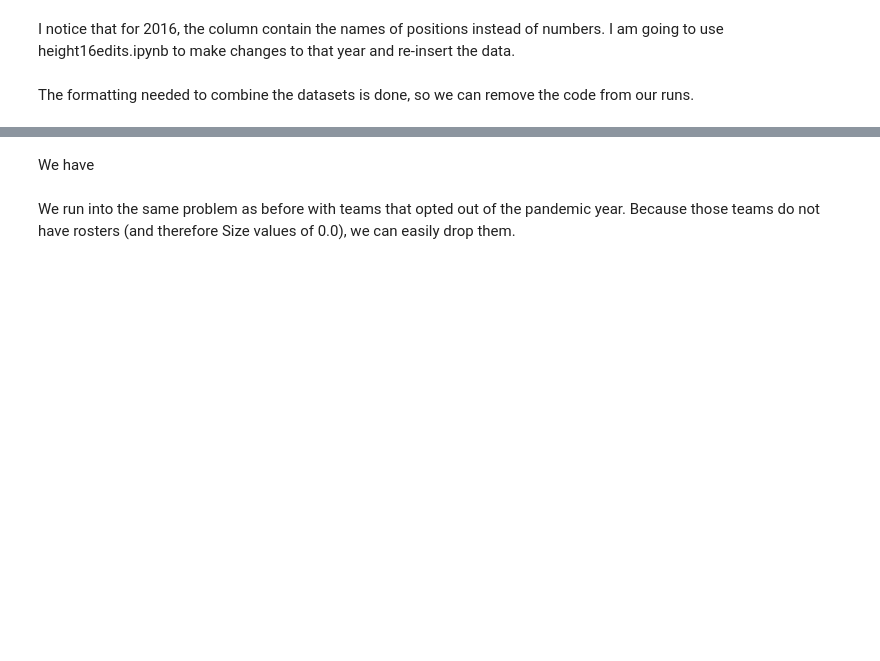
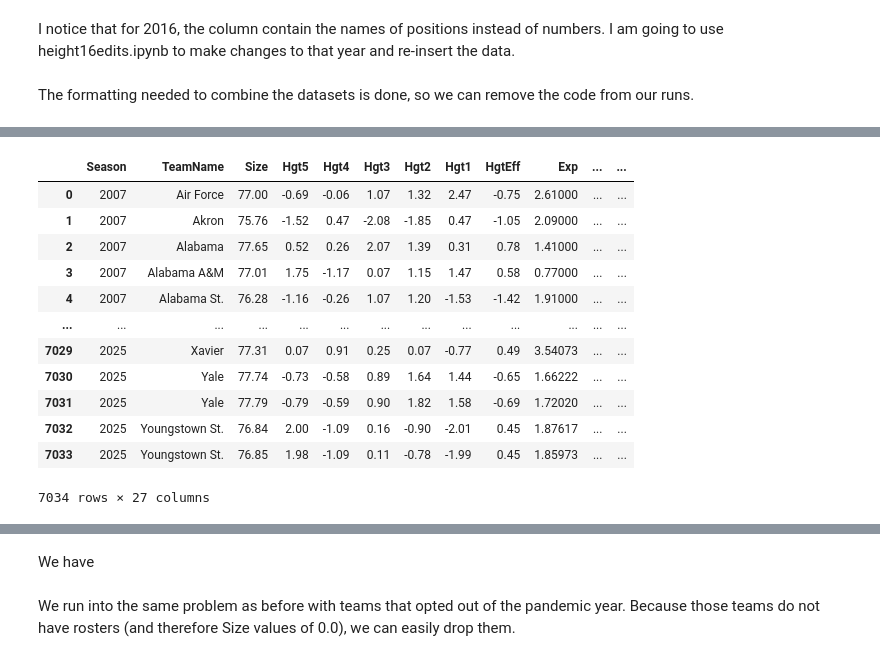
Before and after one commit to maddog19527/KenPom_Datasets, a Jupyter notebook: demographics/demographics_eda.ipynb, the cells around one changed output, grey strips where cells are left out. Saved outputs shown, nothing was run; the diff lists cells and outputs as text; code cells hidden in the pictures; blank space fills up the shorter version.

```diff
--- a/demographics/demographics_eda.ipynb
+++ b/demographics/demographics_eda.ipynb
@@ -41,2 +39,6 @@ demofinal=pd.read_csv('finalheights.csv')
+# %%
+demofinal=pd.read_csv('finalheights.csv')
+twentyfive=pd.read_csv('height25 (1).csv')
+demofinal=pd.merge(demofinal, twentyfive, on=['Season','TeamName','Size','SizeRank','Hgt5','Hgt5Rank','Hgt4','Hgt4Rank','Hgt3','Hgt3Rank','Hgt2','Hgt2Rank','Hgt1','Hgt1Rank','HgtEff','HgtEffRank','Exp','ExpRank','Bench','BenchRank','Pts5','Pts5Rank','Pts4','Pts4Rank','Pts3','Pts3Rank','Pts2','Pts2Rank','Pts1','Pts1Rank','OR5','OR5Rank','OR4','OR4Rank','OR3','OR3Rank','OR2','OR2Rank','OR1','OR1Rank','DR5','DR5Rank','DR4','DR4Rank','DR3','DR3Rank','DR2','DR2Rank','DR1','DR1Rank'], how='outer')
 # %%
 demofinal=demofinal[demofinal.columns.drop(list(demofinal.filter(regex='Rank')))]
@@ -43,4 +55,18 @@ demofinal=demofinal[demofinal.columns.drop(list(demofinal.filter(regex='Rank')))
 # %%
-# demofinal.drop(columns='Unnamed: 0')
+demofinal.drop(columns='Unnamed: 0')
+# %% [output]
+|  | Season | TeamName | Size | Hgt5 | Hgt4 | Hgt3 | Hgt2 | Hgt1 | HgtEff | Exp | ... | ... |
+| 0 | 2007 | Air Force | 77.00 | -0.69 | -0.06 | 1.07 | 1.32 | 2.47 | -0.75 | 2.61000 | ... | ... |
+| 1 | 2007 | Akron | 75.76 | -1.52 | 0.47 | -2.08 | -1.85 | 0.47 | -1.05 | 2.09000 | ... | ... |
+| 2 | 2007 | Alabama | 77.65 | 0.52 | 0.26 | 2.07 | 1.39 | 0.31 | 0.78 | 1.41000 | ... | ... |
+| 3 | 2007 | Alabama A&M | 77.01 | 1.75 | -1.17 | 0.07 | 1.15 | 1.47 | 0.58 | 0.77000 | ... | ... |
+| 4 | 2007 | Alabama St. | 76.28 | -1.16 | -0.26 | 1.07 | 1.20 | -1.53 | -1.42 | 1.91000 | ... | ... |
+| ... | ... | ... | ... | ... | ... | ... | ... | ... | ... | ... | ... | ... |
+| 7029 | 2025 | Xavier | 77.31 | 0.07 | 0.91 | 0.25 | 0.07 | -0.77 | 0.49 | 3.54073 | ... | ... |
+| 7030 | 2025 | Yale | 77.74 | -0.73 | -0.58 | 0.89 | 1.64 | 1.44 | -0.65 | 1.66222 | ... | ... |
+| 7031 | 2025 | Yale | 77.79 | -0.79 | -0.59 | 0.90 | 1.82 | 1.58 | -0.69 | 1.72020 | ... | ... |
+| 7032 | 2025 | Youngstown St. | 76.84 | 2.00 | -1.09 | 0.16 | -0.90 | -2.01 | 0.45 | 1.87617 | ... | ... |
+| 7033 | 2025 | Youngstown St. | 76.85 | 1.98 | -1.09 | 0.11 | -0.78 | -1.99 | 0.45 | 1.85973 | ... | ... |
+7034 rows × 27 columns
 # %%
 demofinal.info()
```
Also changed, not shown: parts of 5 cells of this notebook, 5 other files.
